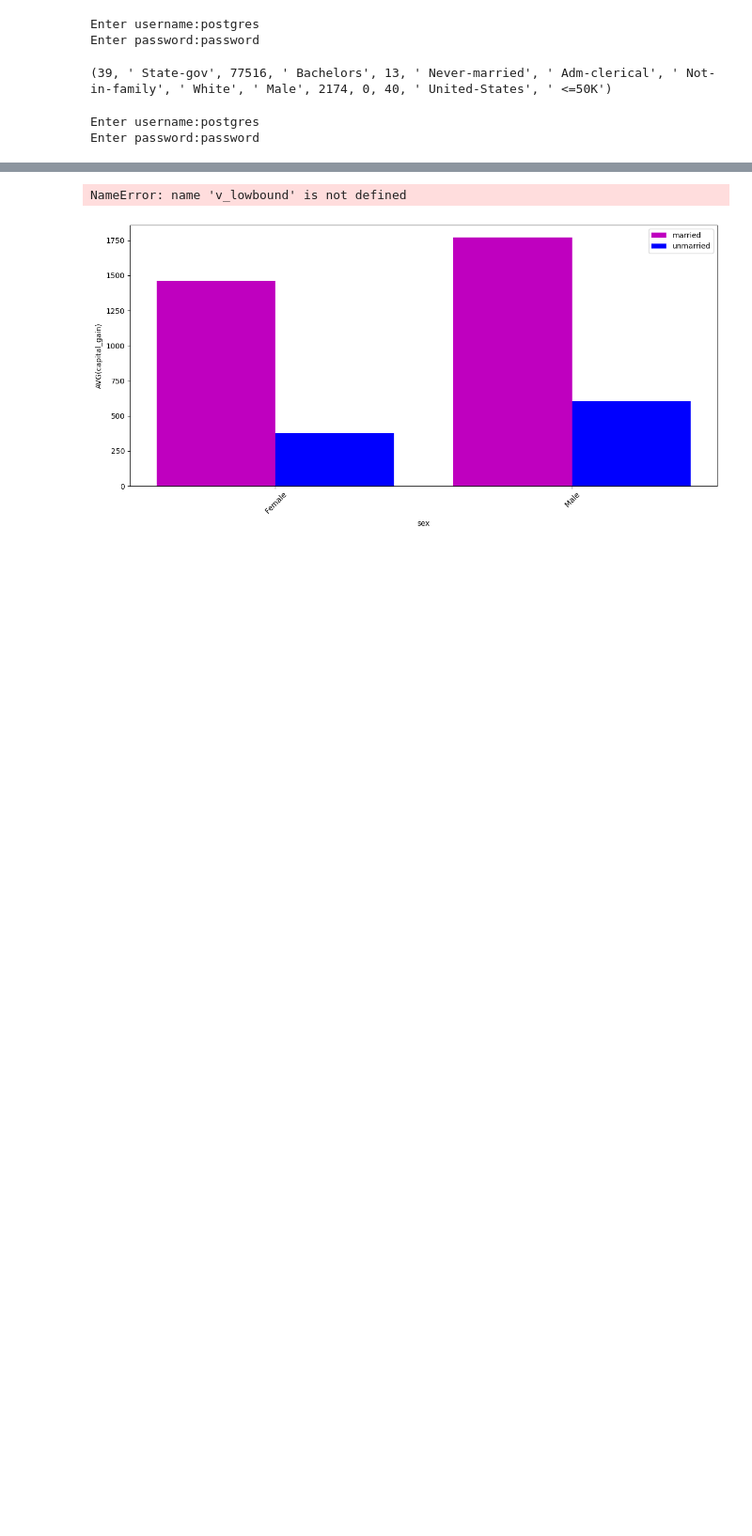
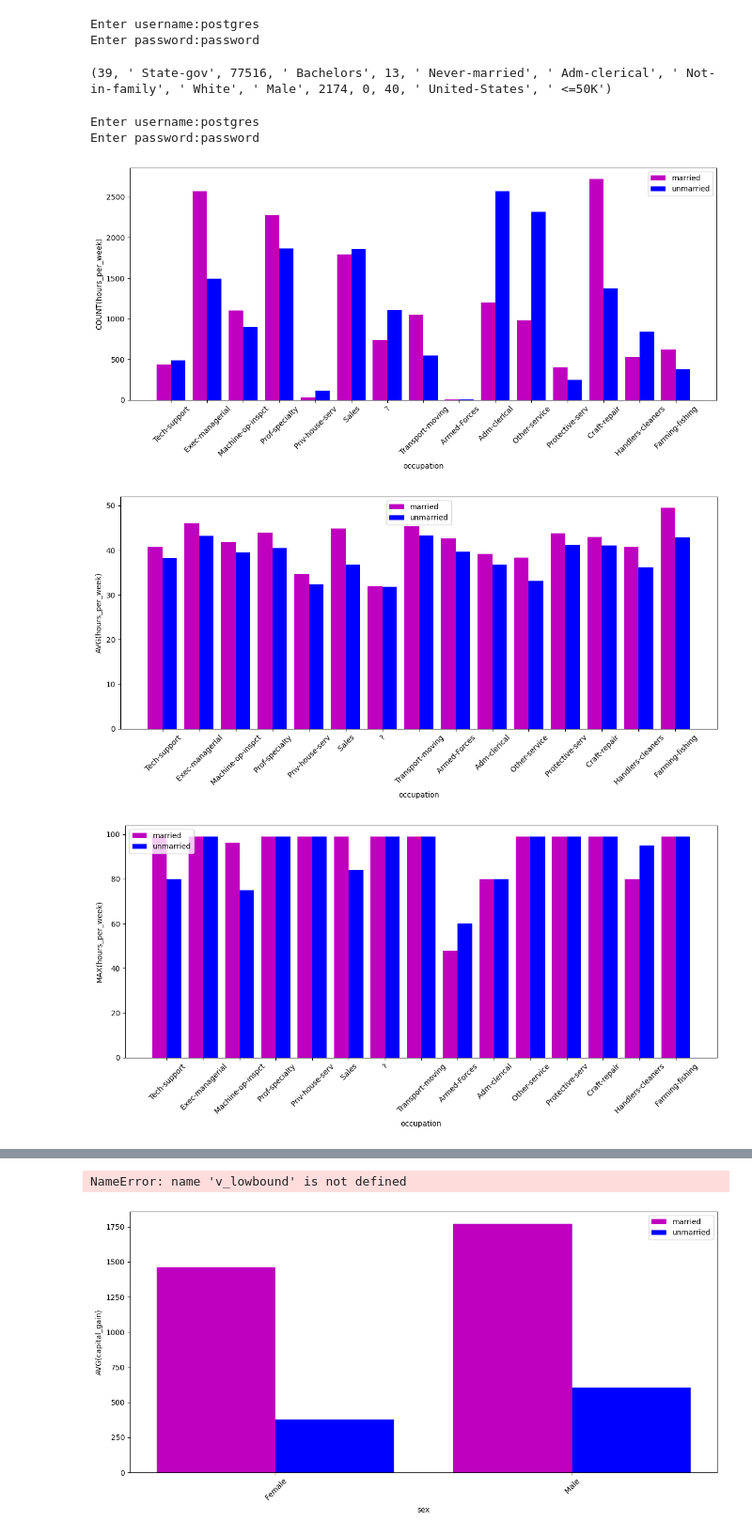
Before and after one commit to sugun-yadla/sylmaxjm, a Jupyter notebook: FinalProject.ipynb, the cells around one changed output, grey strips where cells are left out. Shown: that part at 94% size. Drawn from its saved outputs; the diff is of its cells as text; code cells hidden in the pictures; blank space fills up the shorter version.

Commit message:
added brute force top_k_views
added function top_k_views_bruteforce to check if we can generate "interesting" views via brute force

```diff
--- a/FinalProject.ipynb
+++ b/FinalProject.ipynb
@@ -270,3 +320,9 @@ def top_k_views(k=5,
 
     # phased execution framework here, or add another helper function?
     # need to iterate queries against i slices of the dataset and store the estimated UVs of each slice
+# %%
+top_k_views_bruteforce()
+# %% [output]
+[figure, added]
+[figure, added]
+[figure, added]
```
Also changed, not shown: parts of 2 cells of this notebook.
